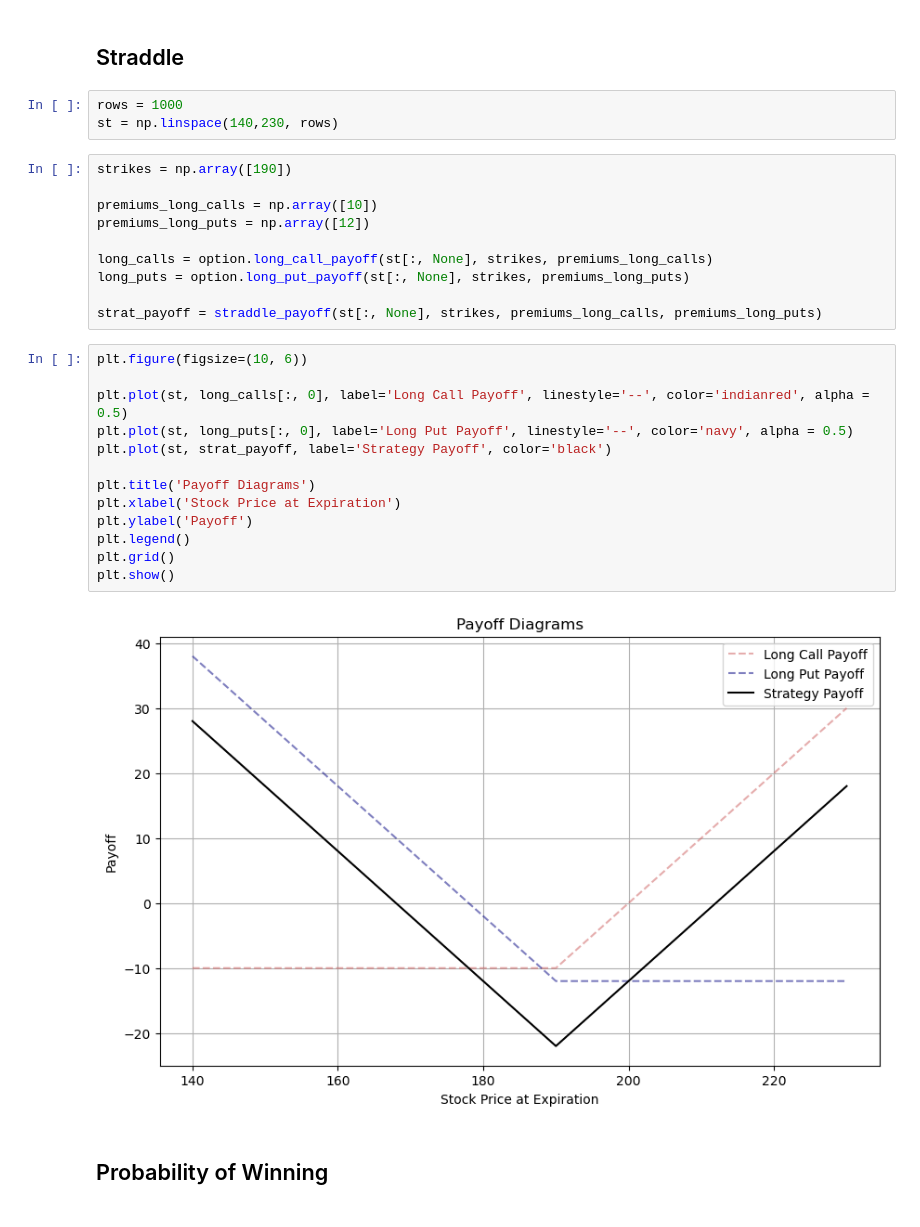
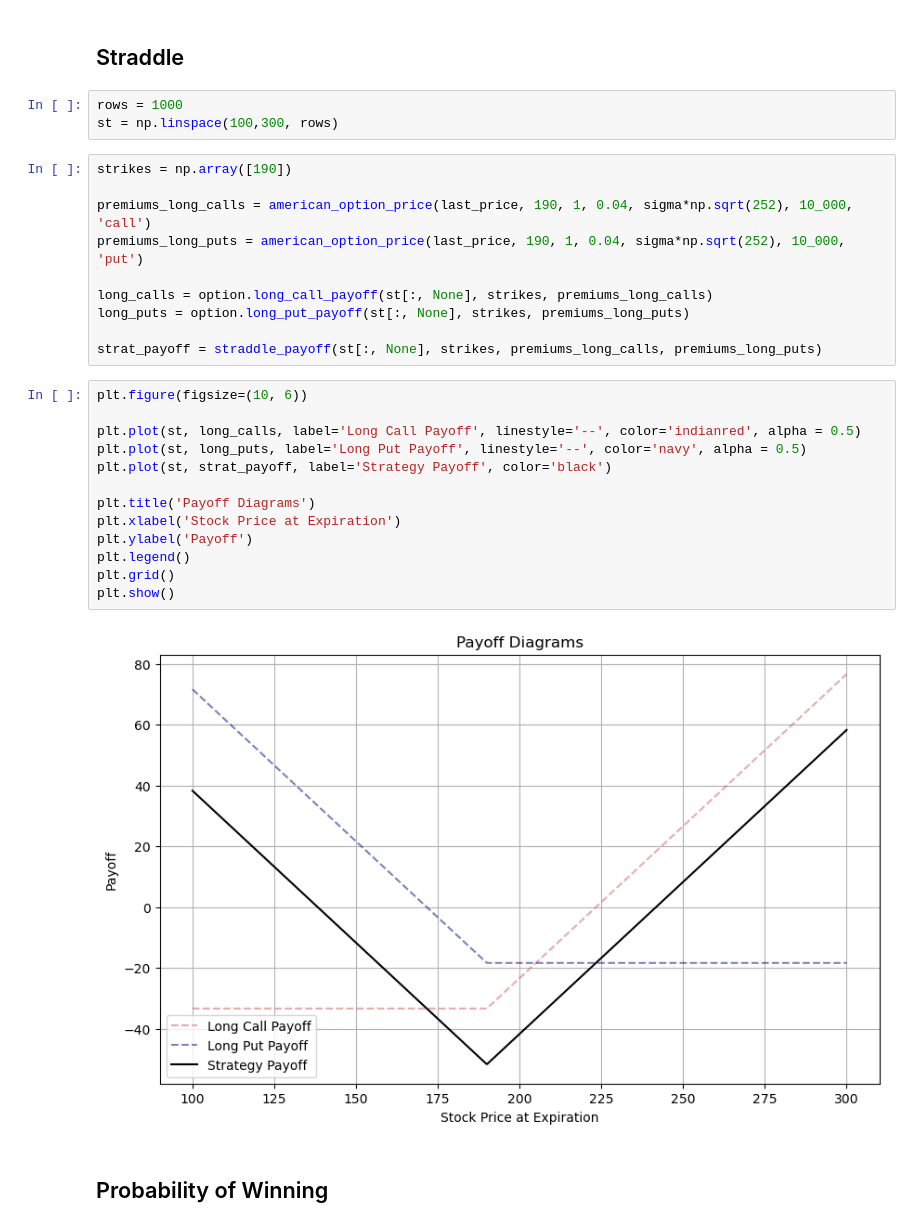
Before and after one commit to LuisMB09/sim_procesos_financieros, a Jupyter notebook: sim_precio.ipynb, the cells around one changed output. Drawn from its saved outputs; the diff is of its cells as text.

Commit message:
payoffs

```diff
--- a/sim_precio.ipynb
+++ b/sim_precio.ipynb
@@ -118,12 +118,12 @@ plot_simulations(prices[0:10_000, :])
 ## Straddle
 # %%
 rows = 1000
-st = np.linspace(140,230, rows)
+st = np.linspace(100,300, rows)
 # %%
 strikes = np.array([190])
 
-premiums_long_calls = np.array([10])
-premiums_long_puts = np.array([12])
+premiums_long_calls = american_option_price(last_price, 190, 1, 0.04, sigma*np.sqrt(252), 10_000, 'call')
+premiums_long_puts = american_option_price(last_price, 190, 1, 0.04, sigma*np.sqrt(252), 10_000, 'put')
 
 long_calls = option.long_call_payoff(st[:, None], strikes, premiums_long_calls)
 long_puts = option.long_put_payoff(st[:, None], strikes, premiums_long_puts)
@@ -132,18 +132,18 @@ strat_payoff = straddle_payoff(st[:, None], strikes, premiums_long_calls, premiu
 # %%
 plt.figure(figsize=(10, 6))
 
-plt.plot(st, long_calls[:, 0], label='Long Call Payoff', linestyle='--', color='indianred', alpha = 0.5)
-plt.plot(st, long_puts[:, 0], label='Long Put Payoff', linestyle='--', color='navy', alpha = 0.5)
+plt.plot(st, long_calls, label='Long Call Payoff', linestyle='--', color='indianred', alpha = 0.5)
+plt.plot(st, long_puts, label='Long Put Payoff', linestyle='--', color='navy', alpha = 0.5)
 plt.plot(st, strat_payoff, label='Strategy Payoff', color='black')
 
 plt.title('Payoff Diagrams')
 plt.xlabel('Stock Price at Expiration')
 plt.ylabel('Payoff')
 plt.legend()
 plt.grid()
 plt.show()
 # %% [output]
-[figure, old version]
+[figure, new version]
 # %% [markdown]
 ## Probability of Winning
 # %%
```
Also changed, not shown: parts of 2 cells of this notebook.
